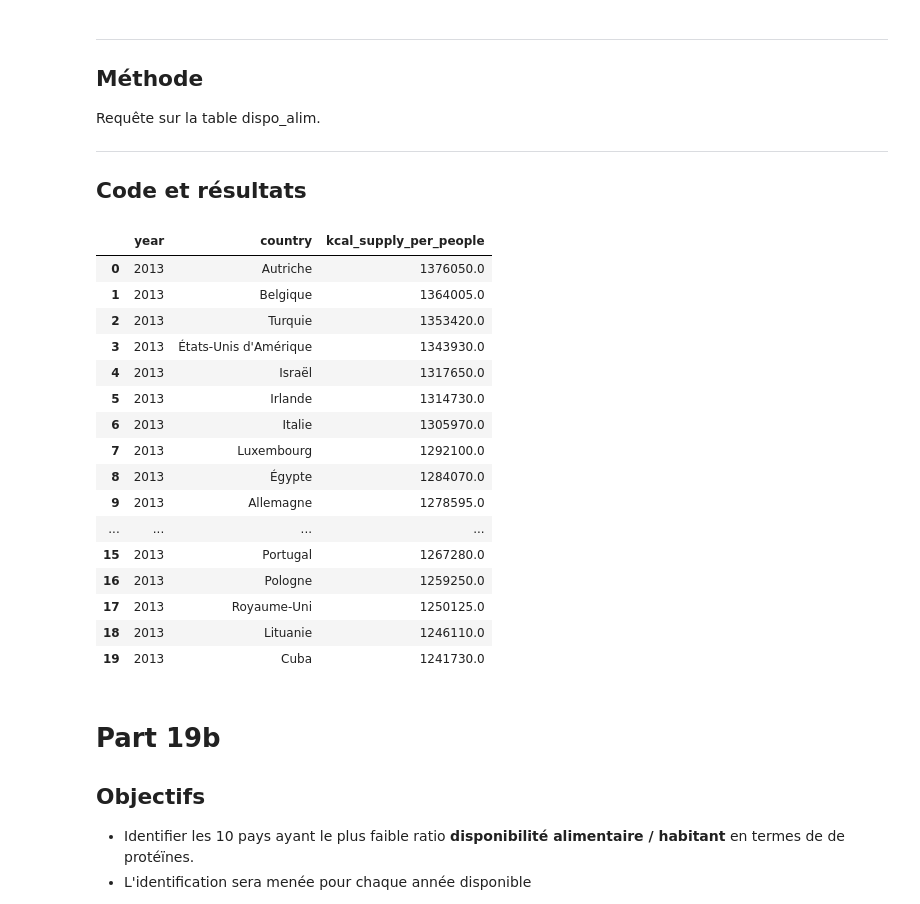
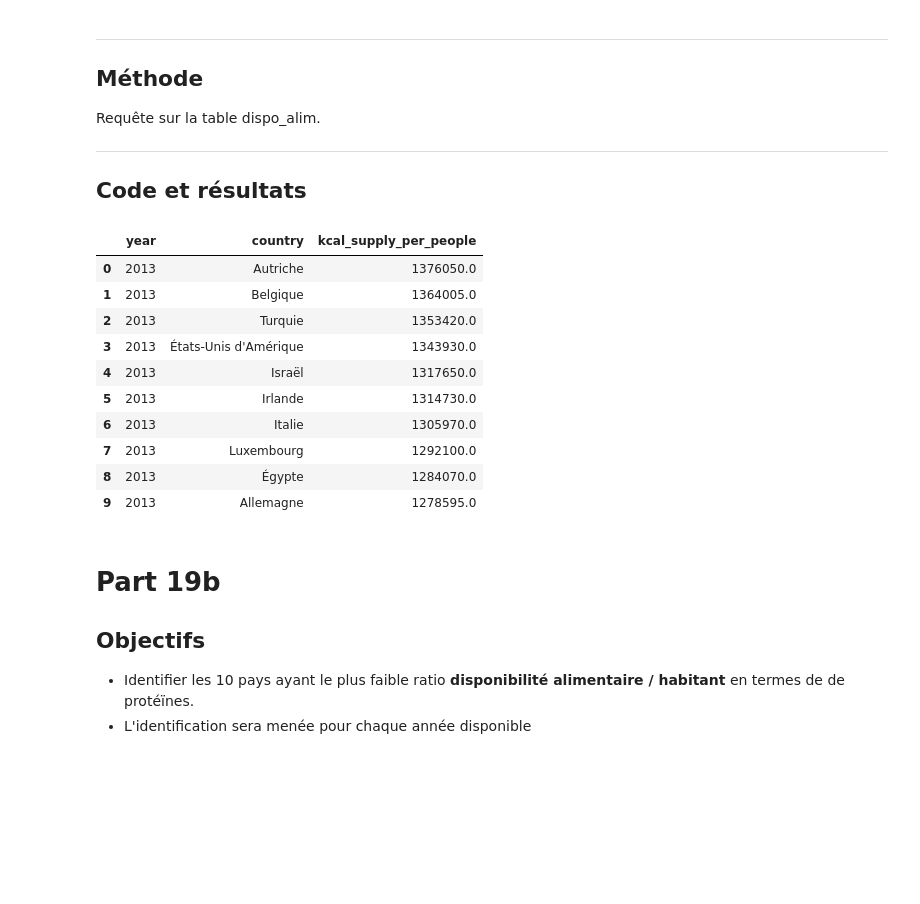
Before and after one commit to nicodesh/fao-study, a Jupyter notebook: Part2.ipynb, the cells around one changed output. Cells and saved outputs as stored; diff of their text form; code cells hidden in the pictures; blank space fills up the shorter version.

```diff
--- a/Part2.ipynb
+++ b/Part2.ipynb
@@ -669,7 +674,7 @@ my_request = """
                 WHERE year_pk3='2013'
                 GROUP BY year, country
                 ORDER BY prot_supply_per_people DESC
-                LIMIT 20
+                LIMIT 10
                 """
 
 rows = sql_request(my_request, read=True)
@@ -735,7 +734,7 @@ my_request = """
                 WHERE year_pk3='2013'
                 GROUP BY year, country
                 ORDER BY kcal_supply_per_people DESC
-                LIMIT 20
+                LIMIT 10
                 """
 
 rows = sql_request(my_request, read=True)
@@ -744,39 +743,33 @@ df_q19_2 = pd.DataFrame(columns=['year', 'country', 'kcal_supply_per_people'])
 # The request returns rows
 if isinstance(rows, list):
     # Parse the list
     for row in rows:
         df_q19_2 = df_q19_2.append({
             'year': row[0],
             'country': row[1],
             'kcal_supply_per_people': row[2]
         },
         ignore_index=True
         )
 
     # Print the dataframe
     display(df_q19_2)
 
 # The request returns an error message
 else:
     print(rows)
 # %% [output]
 |  | year | country | kcal_supply_per_people |
 | 0 | 2013 | Autriche | 1376050.0 |
 | 1 | 2013 | Belgique | 1364005.0 |
 | 2 | 2013 | Turquie | 1353420.0 |
 | 3 | 2013 | États-Unis d'Amérique | 1343930.0 |
 | 4 | 2013 | Israël | 1317650.0 |
 | 5 | 2013 | Irlande | 1314730.0 |
 | 6 | 2013 | Italie | 1305970.0 |
 | 7 | 2013 | Luxembourg | 1292100.0 |
 | 8 | 2013 | Égypte | 1284070.0 |
 | 9 | 2013 | Allemagne | 1278595.0 |
-| ... | ... | ... | ... |
-| 15 | 2013 | Portugal | 1267280.0 |
-| 16 | 2013 | Pologne | 1259250.0 |
-| 17 | 2013 | Royaume-Uni | 1250125.0 |
-| 18 | 2013 | Lituanie | 1246110.0 |
-| 19 | 2013 | Cuba | 1241730.0 |
 # %% [markdown]
 # Part 19b
 
```
Also changed, not shown: parts of 2 cells of this notebook, 1 other file.
